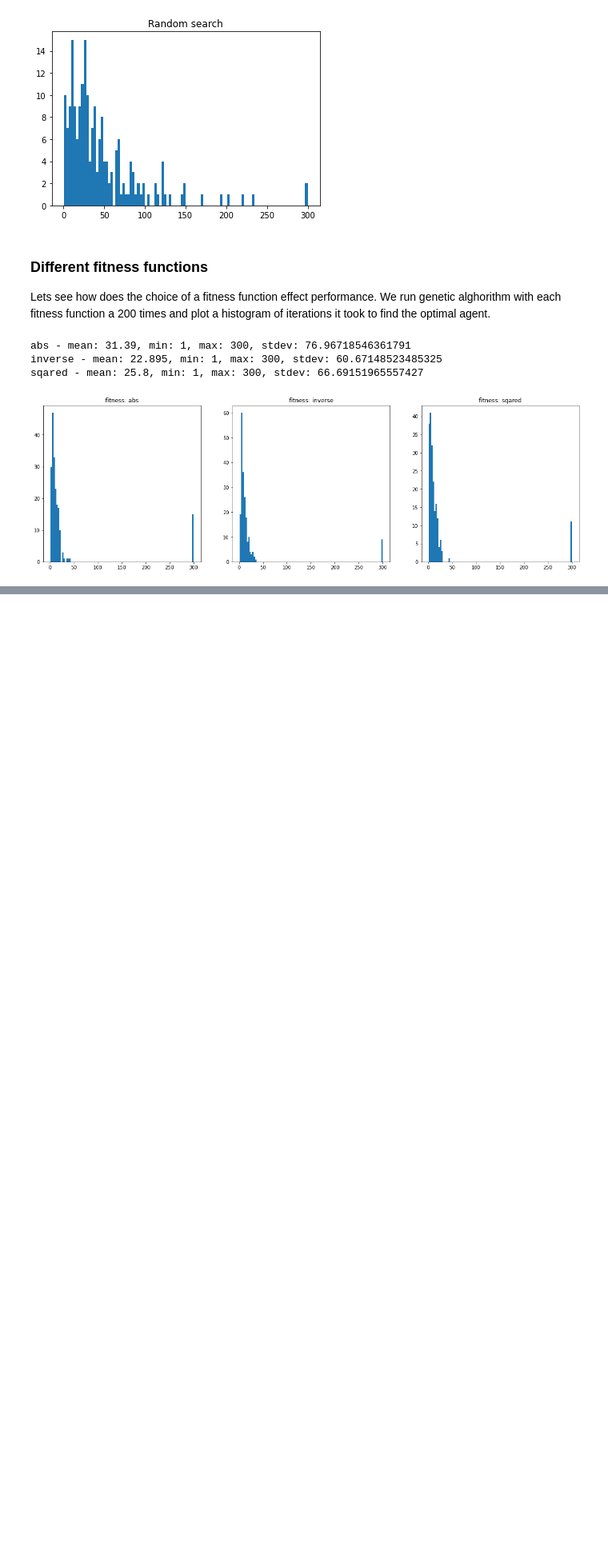
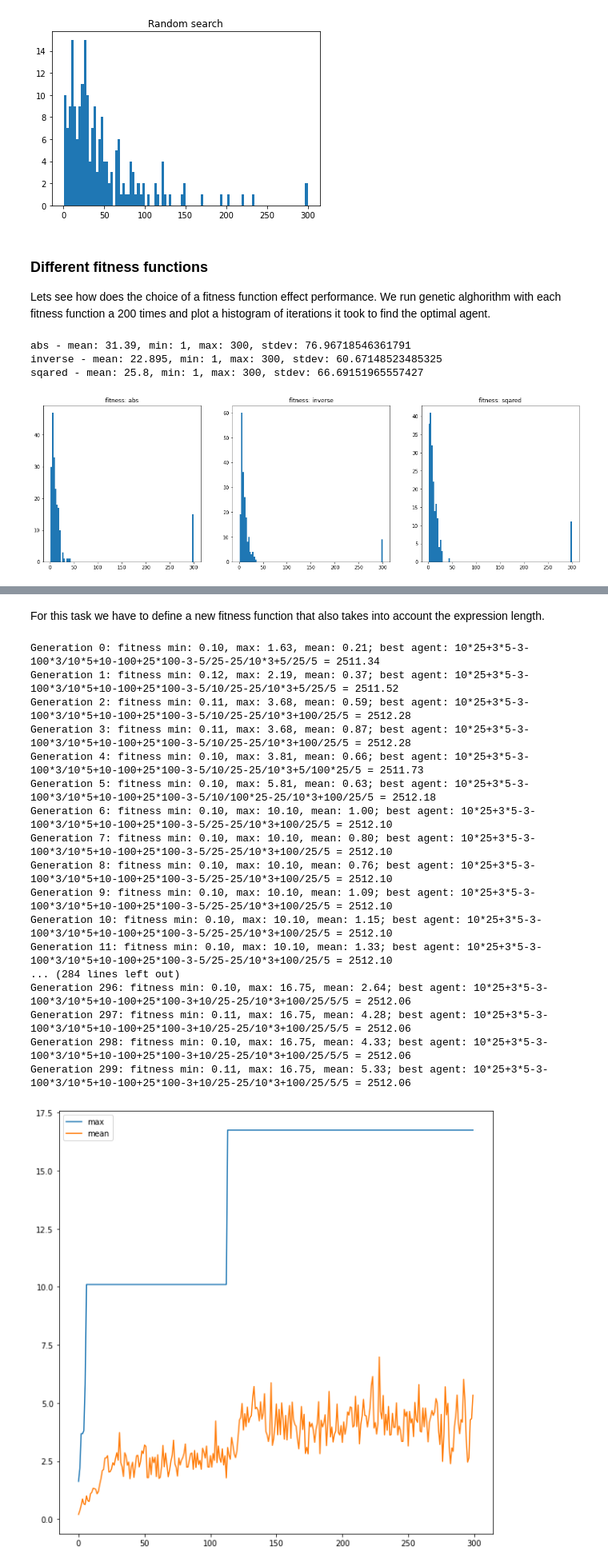
Before and after one commit to njezersek/Inteligent-Systems-assignment1, a Jupyter notebook: assignment.ipynb, the cells around one changed output, grey strips where cells are left out. Shown at 80% size. Saved outputs shown, nothing was run; the diff lists cells and outputs as text; code cells hidden in the pictures; blank space fills up the shorter version.

Commit message:
Bonus task

```diff
--- a/assignment.ipynb
+++ b/assignment.ipynb
@@ -394,0 +399,36 @@ sqared - mean: 25.8, min: 1, max: 300, stdev: 66.69151965557427
+# %% [markdown]
+For this task we have to define a new fitness function that also takes into account the expression length.
+# %%
+def fitness_length(agent):
+    return fitness_inverse(agent) + 3/(len(agent)+5)
+# %%
+population = [generate_agent() for _ in range(population_size)]
+_ = evolve(
+    population,
+    fitness_length,
+    select_best_agents,
+    crossover,
+    mutation,
+    fitness_threshold=10000.00,
+    mutation_probability=0.4, survival_probability=0.2, max_iterations=300,
+    verbose=True, keep_best=True, plot=True
+)
+# %% [output]
+Generation 0: fitness min: 0.10, max: 1.63, mean: 0.21; best agent: 10*25+3*5-3-100*3/10*5+10-100+25*100-3-5/25-25/10*3+5/25/5 = 2511.34
+Generation 1: fitness min: 0.12, max: 2.19, mean: 0.37; best agent: 10*25+3*5-3-100*3/10*5+10-100+25*100-3-5/10/25-25/10*3+5/25/5 = 2511.52
+Generation 2: fitness min: 0.11, max: 3.68, mean: 0.59; best agent: 10*25+3*5-3-100*3/10*5+10-100+25*100-3-5/10/25-25/10*3+100/25/5 = 2512.28
+Generation 3: fitness min: 0.11, max: 3.68, mean: 0.87; best agent: 10*25+3*5-3-100*3/10*5+10-100+25*100-3-5/10/25-25/10*3+100/25/5 = 2512.28
+Generation 4: fitness min: 0.10, max: 3.81, mean: 0.66; best agent: 10*25+3*5-3-100*3/10*5+10-100+25*100-3-5/10/25-25/10*3+5/100*25/5 = 2511.73
+Generation 5: fitness min: 0.10, max: 5.81, mean: 0.63; best agent: 10*25+3*5-3-100*3/10*5+10-100+25*100-3-5/10/100*25-25/10*3+100/25/5 = 2512.18
+Generation 6: fitness min: 0.10, max: 10.10, mean: 1.00; best agent: 10*25+3*5-3-100*3/10*5+10-100+25*100-3-5/25-25/10*3+100/25/5 = 2512.10
+Generation 7: fitness min: 0.10, max: 10.10, mean: 0.80; best agent: 10*25+3*5-3-100*3/10*5+10-100+25*100-3-5/25-25/10*3+100/25/5 = 2512.10
+Generation 8: fitness min: 0.10, max: 10.10, mean: 0.76; best agent: 10*25+3*5-3-100*3/10*5+10-100+25*100-3-5/25-25/10*3+100/25/5 = 2512.10
+Generation 9: fitness min: 0.10, max: 10.10, mean: 1.09; best agent: 10*25+3*5-3-100*3/10*5+10-100+25*100-3-5/25-25/10*3+100/25/5 = 2512.10
+Generation 10: fitness min: 0.10, max: 10.10, mean: 1.15; best agent: 10*25+3*5-3-100*3/10*5+10-100+25*100-3-5/25-25/10*3+100/25/5 = 2512.10
+Generation 11: fitness min: 0.10, max: 10.10, mean: 1.33; best agent: 10*25+3*5-3-100*3/10*5+10-100+25*100-3-5/25-25/10*3+100/25/5 = 2512.10
+... (284 lines left out)
+Generation 296: fitness min: 0.10, max: 16.75, mean: 2.64; best agent: 10*25+3*5-3-100*3/10*5+10-100+25*100-3+10/25-25/10*3+100/25/5/5 = 2512.06
+Generation 297: fitness min: 0.11, max: 16.75, mean: 4.28; best agent: 10*25+3*5-3-100*3/10*5+10-100+25*100-3+10/25-25/10*3+100/25/5/5 = 2512.06
+Generation 298: fitness min: 0.10, max: 16.75, mean: 4.33; best agent: 10*25+3*5-3-100*3/10*5+10-100+25*100-3+10/25-25/10*3+100/25/5/5 = 2512.06
+Generation 299: fitness min: 0.11, max: 16.75, mean: 5.33; best agent: 10*25+3*5-3-100*3/10*5+10-100+25*100-3+10/25-25/10*3+100/25/5/5 = 2512.06
+[figure, added]
```
Also changed, not shown: parts of 5 cells of this notebook.
